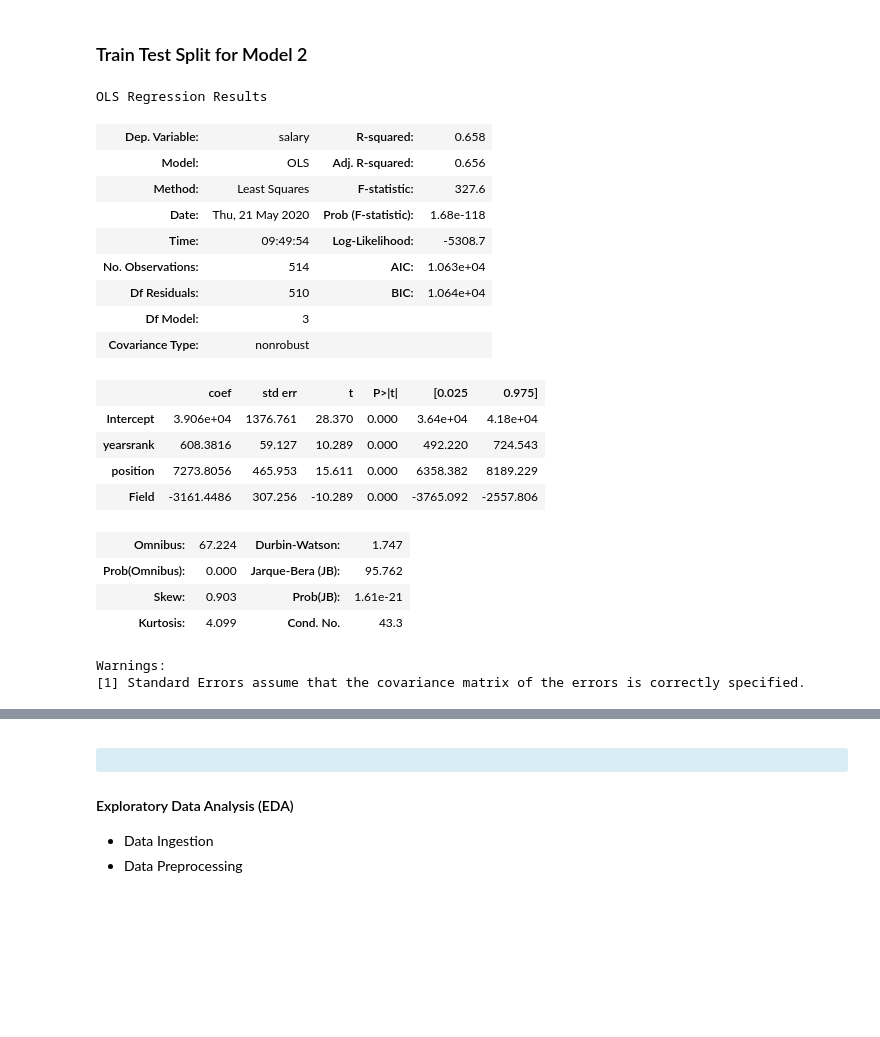
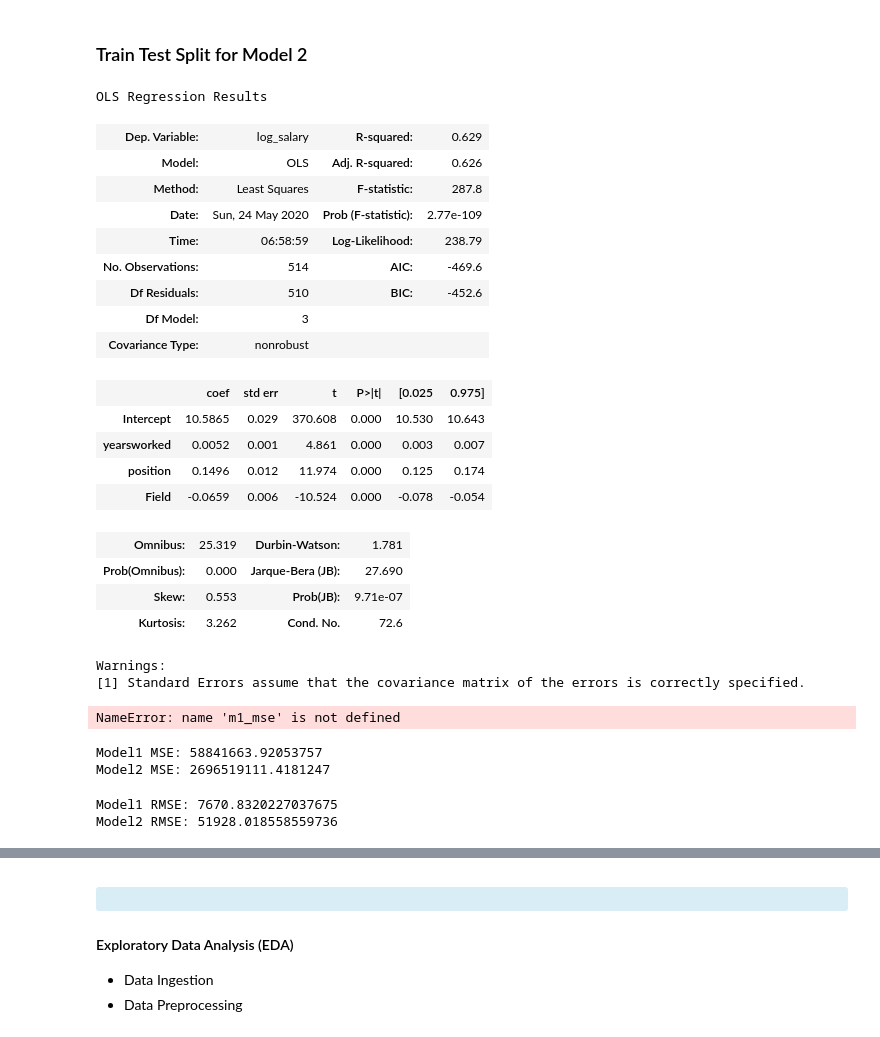
Before and after one commit to MphoKhotleng/OOP_for_DataScience, a Jupyter notebook: OOP_MLR.ipynb, the cells around one changed output, grey strips where cells are left out. Saved outputs shown, nothing was run; the diff lists cells and outputs as text; code cells hidden in the pictures; blank space fills up the shorter version.

```diff
--- a/OOP_MLR.ipynb
+++ b/OOP_MLR.ipynb
@@ -132,3 +142,3 @@ class Scatter_Plot(Plotter):
 # %%
-df = pd.read_csv('data/salary.csv')
-df = df.drop(["yearsrank", 'exprior', 'market', 'degree', 'otherqual', 'male', 'yearsabs'], axis=1)
+oop = pd.read_csv('data/salary.csv')
+oop = oop.drop(["yearsrank", 'exprior', 'market', 'degree', 'otherqual', 'male', 'yearsabs'], axis=1)
@@ -143,0 +145,3 @@ df.head()
+# %%
+#Method to fix missing value
+oop['salary'].fillna(oop['salary'].mean(),inplace = True)
@@ -143,0 +150,2 @@ df.head()
+# %%
+oop['log_salary'] = np.log(oop.salary)
@@ -155,26 +175,26 @@ X_train2, X_test2, y_train2, y_test2 = train_test_split(x2, y2, test_size = 0.3)
 # %%
-model2 = ols('salary ~ yearsworked + position + Field', df).fit()
+model2 = ols('log_salary ~ yearsworked + position + Field', oop).fit()
 # %%
-model.summary()
+model2.summary()
 # %% [output]
 OLS Regression Results
-| Dep. Variable: | salary | R-squared: | 0.658 |
-| Model: | OLS | Adj. R-squared: | 0.656 |
-| Method: | Least Squares | F-statistic: | 327.6 |
-| Date: | Thu, 21 May 2020 | Prob (F-statistic): | 1.68e-118 |
-| Time: | 09:49:54 | Log-Likelihood: | -5308.7 |
-| No. Observations: | 514 | AIC: | 1.063e+04 |
-| Df Residuals: | 510 | BIC: | 1.064e+04 |
+| Dep. Variable: | log_salary | R-squared: | 0.629 |
+| Model: | OLS | Adj. R-squared: | 0.626 |
+| Method: | Least Squares | F-statistic: | 287.8 |
+| Date: | Sun, 24 May 2020 | Prob (F-statistic): | 2.77e-109 |
+| Time: | 06:58:59 | Log-Likelihood: | 238.79 |
+| No. Observations: | 514 | AIC: | -469.6 |
+| Df Residuals: | 510 | BIC: | -452.6 |
 | Df Model: | 3 |  |  |
 | Covariance Type: | nonrobust |  |  |
 |  | coef | std err | t | P>|t| | [0.025 | 0.975] |
-| Intercept | 3.906e+04 | 1376.761 | 28.370 | 0.000 | 3.64e+04 | 4.18e+04 |
-| yearsrank | 608.3816 | 59.127 | 10.289 | 0.000 | 492.220 | 724.543 |
-| position | 7273.8056 | 465.953 | 15.611 | 0.000 | 6358.382 | 8189.229 |
-| Field | -3161.4486 | 307.256 | -10.289 | 0.000 | -3765.092 | -2557.806 |
+| Intercept | 10.5865 | 0.029 | 370.608 | 0.000 | 10.530 | 10.643 |
+| yearsworked | 0.0052 | 0.001 | 4.861 | 0.000 | 0.003 | 0.007 |
+| position | 0.1496 | 0.012 | 11.974 | 0.000 | 0.125 | 0.174 |
+| Field | -0.0659 | 0.006 | -10.524 | 0.000 | -0.078 | -0.054 |
-| Omnibus: | 67.224 | Durbin-Watson: | 1.747 |
-| Prob(Omnibus): | 0.000 | Jarque-Bera (JB): | 95.762 |
-| Skew: | 0.903 | Prob(JB): | 1.61e-21 |
-| Kurtosis: | 4.099 | Cond. No. | 43.3 |
+| Omnibus: | 25.319 | Durbin-Watson: | 1.781 |
+| Prob(Omnibus): | 0.000 | Jarque-Bera (JB): | 27.690 |
+| Skew: | 0.553 | Prob(JB): | 9.71e-07 |
+| Kurtosis: | 3.262 | Cond. No. | 72.6 |
 Warnings:
 [1] Standard Errors assume that the covariance matrix of the errors is correctly specified.
@@ -180,0 +204,21 @@ Warnings:
+# %%
+print(f'{m1_mse:,}')
+# %% [output]
+NameError: name 'm1_mse' is not defined
+# %%
+errors_m1 = ErrorCalculator(Y_test, model.predict(sm.add_constant(X_test)))
+m1_mse = errors_m1.get_mse()
+errors_m2 = ErrorCalculator(y_test2, model2.predict(sm.add_constant(X_test2)))
+
+# MSE
+print("Model1 MSE: {}".format(errors_m1.get_mse()))
+print("Model2 MSE: {}".format(errors_m2.get_mse()))
+# %% [output]
+Model1 MSE: 58841663.92053757
+Model2 MSE: 2696519111.4181247
+# %%
+print("Model1 RMSE: {}".format(errors_m1.get_rmse()))
+print("Model2 RMSE: {}".format(errors_m2.get_rmse()))
+# %% [output]
+Model1 RMSE: 7670.8320227037675
+Model2 RMSE: 51928.018558559736
```
Also changed, not shown: parts of 25 cells of this notebook.
